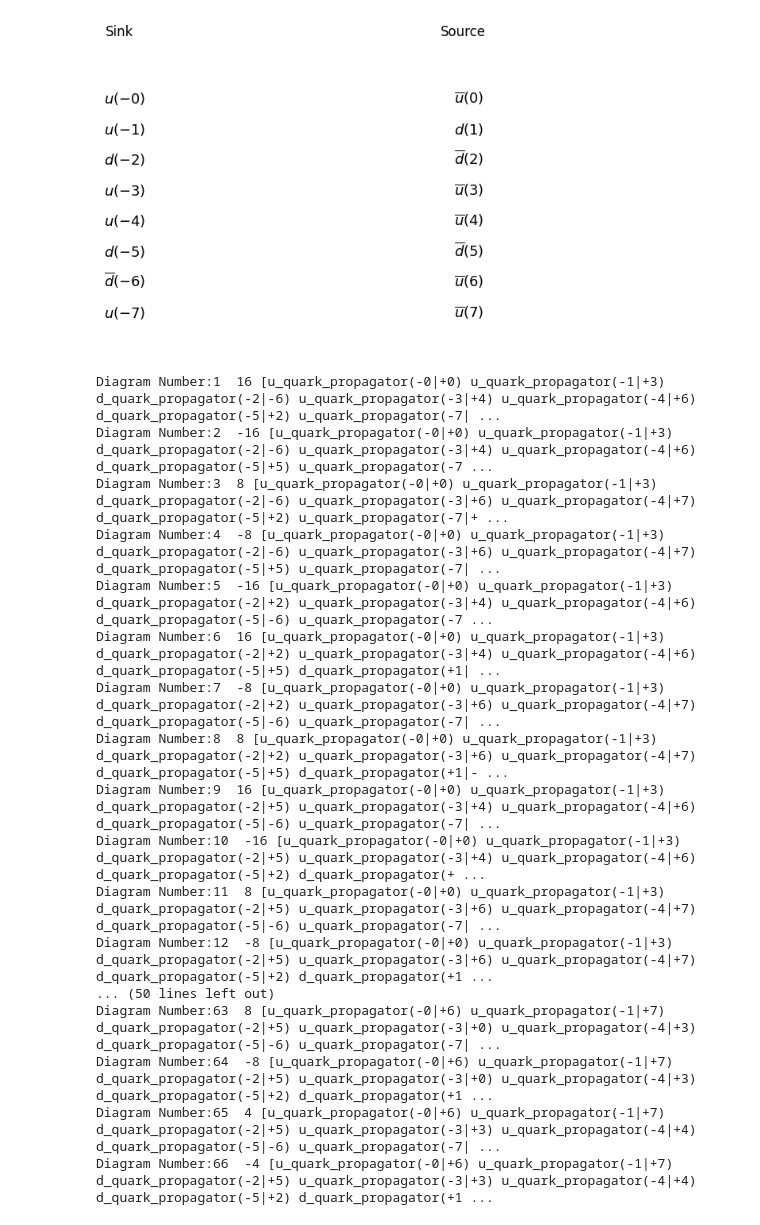
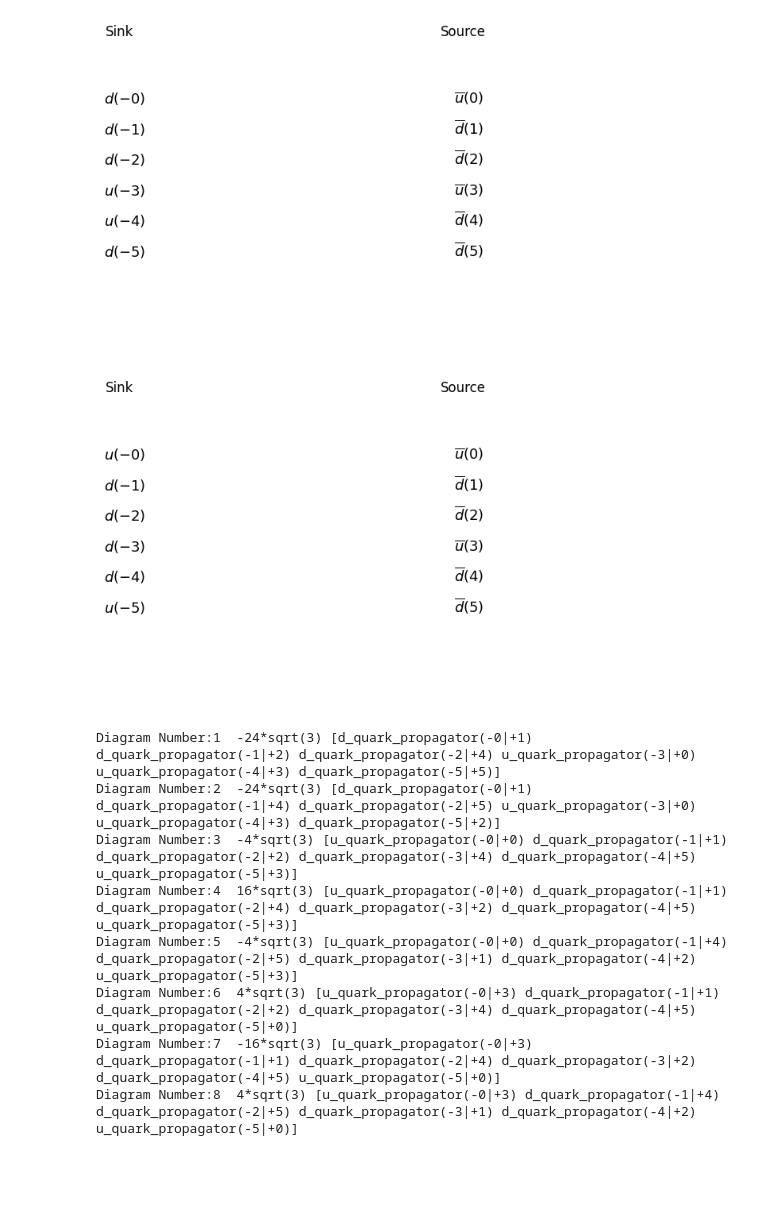
Before and after one commit to Herzallah15/Simplified-Wick-Contractions, a Jupyter notebook: Contractions_With_2Particle_Operators.ipynb, the cells around one changed output. Cells and saved outputs as stored; diff of their text form; code cells hidden in the pictures; blank space fills up the shorter version.

```diff
--- a/Contractions_With_2Particle_Operators.ipynb
+++ b/Contractions_With_2Particle_Operators.ipynb
@@ -1789,27 +1789,19 @@ def Wick_Contractions(senken0, quelle0):
         last_step_simplified[i] = [diagram[0], "[" + " ".join(Diagram_Propagator_Form) + "]"]
     return last_step_simplified
 # %%
-senken0 = [two_hadron_operator([1/2, 1/2], 1, 1, 'Nucleon', 'Nucleon'), Pip]
-quelle0 = [PipB, two_hadron_operatorB([1/2, 1/2], 1, 1, 'Nucleon', 'Nucleon')]
+senken0 = [two_hadron_operator([1/2, 3/2], 1, -1, 'Nucleon', 'Delta')]
+quelle0 = [two_hadron_operatorB([1/2, 1/2], 1, -1, 'Nucleon', 'Nucleon')]
 result = Wick_Contractions(senken0, quelle0)
 for i, x in enumerate(result):
     print(f"Diagram Number:{i + 1} ", x[0], x[1])
 # %% [output]
-[figure, old version]
+[figure, new version]
+[figure, added]
-Diagram Number:1  16 [u_quark_propagator(-0|+0) u_quark_propagator(-1|+3) d_quark_propagator(-2|-6) u_quark_propagator(-3|+4) u_quark_propagator(-4|+6) d_quark_propagator(-5|+2) u_quark_propagator(-7| ...
-Diagram Number:2  -16 [u_quark_propagator(-0|+0) u_quark_propagator(-1|+3) d_quark_propagator(-2|-6) u_quark_propagator(-3|+4) u_quark_propagator(-4|+6) d_quark_propagator(-5|+5) u_quark_propagator(-7 ...
-Diagram Number:3  8 [u_quark_propagator(-0|+0) u_quark_propagator(-1|+3) d_quark_propagator(-2|-6) u_quark_propagator(-3|+6) u_quark_propagator(-4|+7) d_quark_propagator(-5|+2) u_quark_propagator(-7|+ ...
-Diagram Number:4  -8 [u_quark_propagator(-0|+0) u_quark_propagator(-1|+3) d_quark_propagator(-2|-6) u_quark_propagator(-3|+6) u_quark_propagator(-4|+7) d_quark_propagator(-5|+5) u_quark_propagator(-7| ...
-Diagram Number:5  -16 [u_quark_propagator(-0|+0) u_quark_propagator(-1|+3) d_quark_propagator(-2|+2) u_quark_propagator(-3|+4) u_quark_propagator(-4|+6) d_quark_propagator(-5|-6) u_quark_propagator(-7 ...
-Diagram Number:6  16 [u_quark_propagator(-0|+0) u_quark_propagator(-1|+3) d_quark_propagator(-2|+2) u_quark_propagator(-3|+4) u_quark_propagator(-4|+6) d_quark_propagator(-5|+5) d_quark_propagator(+1| ...
-Diagram Number:7  -8 [u_quark_propagator(-0|+0) u_quark_propagator(-1|+3) d_quark_propagator(-2|+2) u_quark_propagator(-3|+6) u_quark_propagator(-4|+7) d_quark_propagator(-5|-6) u_quark_propagator(-7| ...
-Diagram Number:8  8 [u_quark_propagator(-0|+0) u_quark_propagator(-1|+3) d_quark_propagator(-2|+2) u_quark_propagator(-3|+6) u_quark_propagator(-4|+7) d_quark_propagator(-5|+5) d_quark_propagator(+1|- ...
-Diagram Number:9  16 [u_quark_propagator(-0|+0) u_quark_propagator(-1|+3) d_quark_propagator(-2|+5) u_quark_propagator(-3|+4) u_quark_propagator(-4|+6) d_quark_propagator(-5|-6) u_quark_propagator(-7| ...
-Diagram Number:10  -16 [u_quark_propagator(-0|+0) u_quark_propagator(-1|+3) d_quark_propagator(-2|+5) u_quark_propagator(-3|+4) u_quark_propagator(-4|+6) d_quark_propagator(-5|+2) d_quark_propagator(+ ...
-Diagram Number:11  8 [u_quark_propagator(-0|+0) u_quark_propagator(-1|+3) d_quark_propagator(-2|+5) u_quark_propagator(-3|+6) u_quark_propagator(-4|+7) d_quark_propagator(-5|-6) u_quark_propagator(-7| ...
-Diagram Number:12  -8 [u_quark_propagator(-0|+0) u_quark_propagator(-1|+3) d_quark_propagator(-2|+5) u_quark_propagator(-3|+6) u_quark_propagator(-4|+7) d_quark_propagator(-5|+2) d_quark_propagator(+1 ...
-... (50 lines left out)
-Diagram Number:63  8 [u_quark_propagator(-0|+6) u_quark_propagator(-1|+7) d_quark_propagator(-2|+5) u_quark_propagator(-3|+0) u_quark_propagator(-4|+3) d_quark_propagator(-5|-6) u_quark_propagator(-7| ...
-Diagram Number:64  -8 [u_quark_propagator(-0|+6) u_quark_propagator(-1|+7) d_quark_propagator(-2|+5) u_quark_propagator(-3|+0) u_quark_propagator(-4|+3) d_quark_propagator(-5|+2) d_quark_propagator(+1 ...
-Diagram Number:65  4 [u_quark_propagator(-0|+6) u_quark_propagator(-1|+7) d_quark_propagator(-2|+5) u_quark_propagator(-3|+3) u_quark_propagator(-4|+4) d_quark_propagator(-5|-6) u_quark_propagator(-7| ...
-Diagram Number:66  -4 [u_quark_propagator(-0|+6) u_quark_propagator(-1|+7) d_quark_propagator(-2|+5) u_quark_propagator(-3|+3) u_quark_propagator(-4|+4) d_quark_propagator(-5|+2) d_quark_propagator(+1 ...
+Diagram Number:1  -24*sqrt(3) [d_quark_propagator(-0|+1) d_quark_propagator(-1|+2) d_quark_propagator(-2|+4) u_quark_propagator(-3|+0) u_quark_propagator(-4|+3) d_quark_propagator(-5|+5)]
+Diagram Number:2  -24*sqrt(3) [d_quark_propagator(-0|+1) d_quark_propagator(-1|+4) d_quark_propagator(-2|+5) u_quark_propagator(-3|+0) u_quark_propagator(-4|+3) d_quark_propagator(-5|+2)]
+Diagram Number:3  -4*sqrt(3) [u_quark_propagator(-0|+0) d_quark_propagator(-1|+1) d_quark_propagator(-2|+2) d_quark_propagator(-3|+4) d_quark_propagator(-4|+5) u_quark_propagator(-5|+3)]
+Diagram Number:4  16*sqrt(3) [u_quark_propagator(-0|+0) d_quark_propagator(-1|+1) d_quark_propagator(-2|+4) d_quark_propagator(-3|+2) d_quark_propagator(-4|+5) u_quark_propagator(-5|+3)]
+Diagram Number:5  -4*sqrt(3) [u_quark_propagator(-0|+0) d_quark_propagator(-1|+4) d_quark_propagator(-2|+5) d_quark_propagator(-3|+1) d_quark_propagator(-4|+2) u_quark_propagator(-5|+3)]
+Diagram Number:6  4*sqrt(3) [u_quark_propagator(-0|+3) d_quark_propagator(-1|+1) d_quark_propagator(-2|+2) d_quark_propagator(-3|+4) d_quark_propagator(-4|+5) u_quark_propagator(-5|+0)]
+Diagram Number:7  -16*sqrt(3) [u_quark_propagator(-0|+3) d_quark_propagator(-1|+1) d_quark_propagator(-2|+4) d_quark_propagator(-3|+2) d_quark_propagator(-4|+5) u_quark_propagator(-5|+0)]
+Diagram Number:8  4*sqrt(3) [u_quark_propagator(-0|+3) d_quark_propagator(-1|+4) d_quark_propagator(-2|+5) d_quark_propagator(-3|+1) d_quark_propagator(-4|+2) u_quark_propagator(-5|+0)]
```
